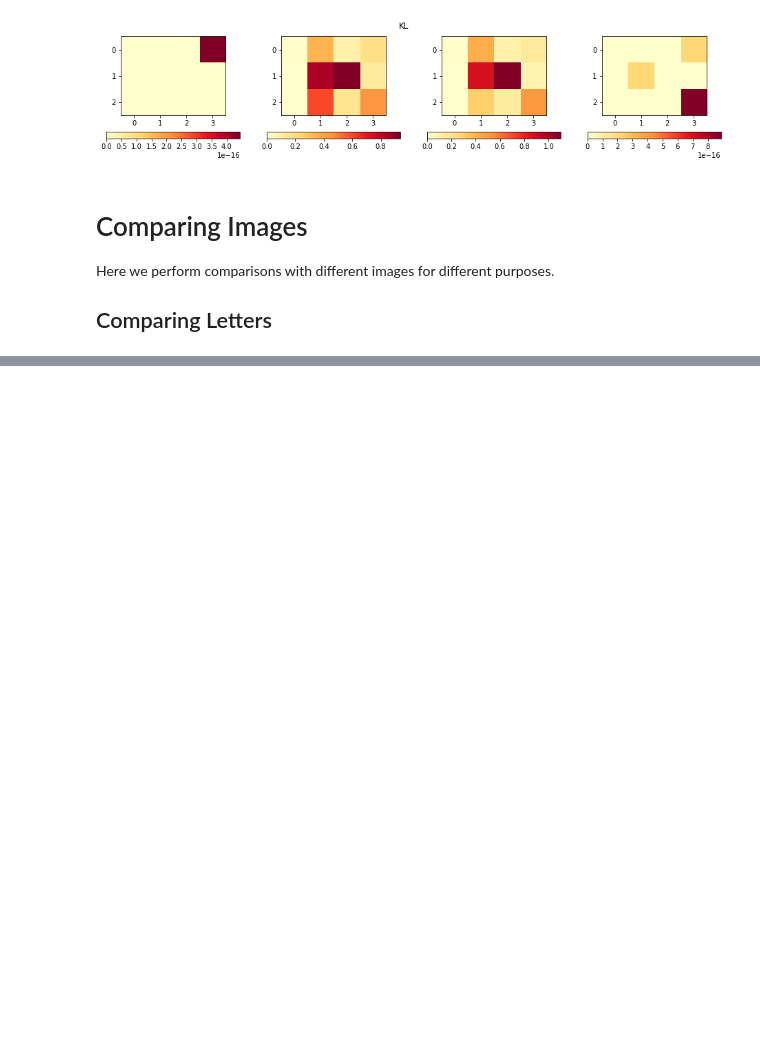
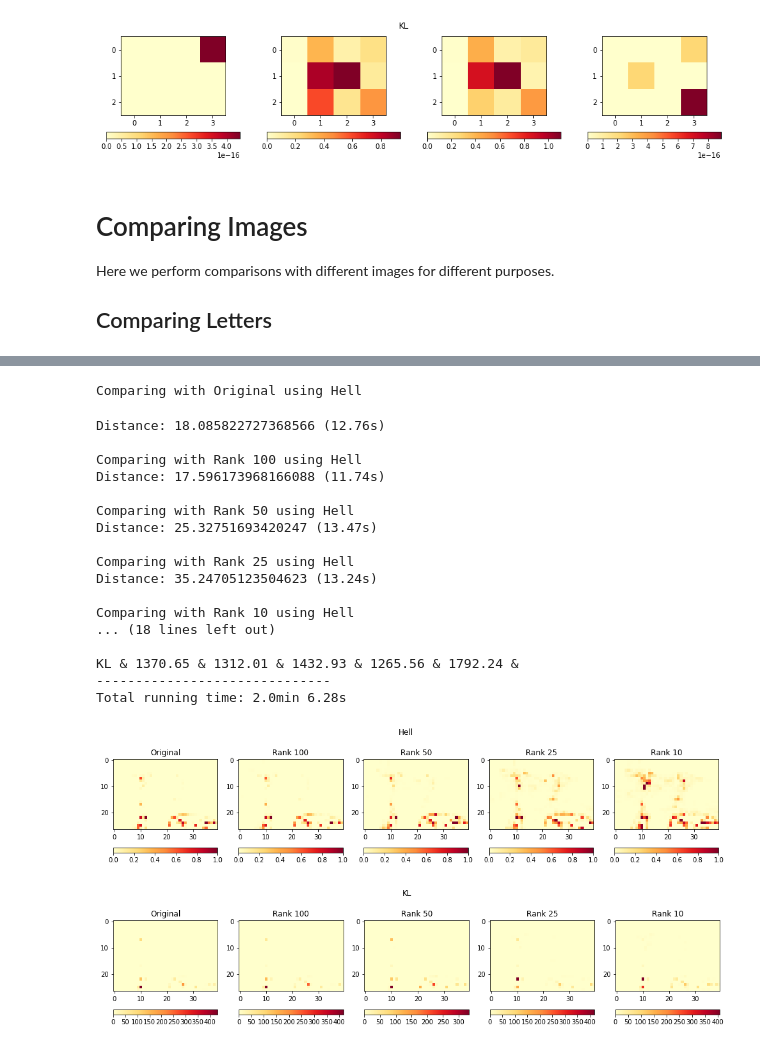
Before and after one commit to POkoroafor/matrixbubbling, a Jupyter notebook: final.ipynb, the cells around one changed output, grey strips where cells are left out. Cells and saved outputs as stored; diff of their text form; code cells hidden in the pictures; blank space fills up the shorter version.

```diff
--- a/final.ipynb
+++ b/final.ipynb
@@ -310,0 +289,23 @@ Total running time:  106.79s
+# %%
+dog_compare(15)
+# %% [output]
+Comparing with Original using Hell
+Distance: 18.085822727368566 (12.76s)
+
+Comparing with Rank 100 using Hell
+Distance: 17.596173968166088 (11.74s)
+
+Comparing with Rank 50 using Hell
+Distance: 25.32751693420247 (13.47s)
+
+Comparing with Rank 25 using Hell
+Distance: 35.24705123504623 (13.24s)
+
+Comparing with Rank 10 using Hell
+... (18 lines left out)
+
+KL & 1370.65 & 1312.01 & 1432.93 & 1265.56 & 1792.24 &
+------------------------------
+Total running time: 2.0min 6.28s
+[figure, added]
+[figure, added]
```
Also changed, not shown: parts of 12 cells of this notebook.
